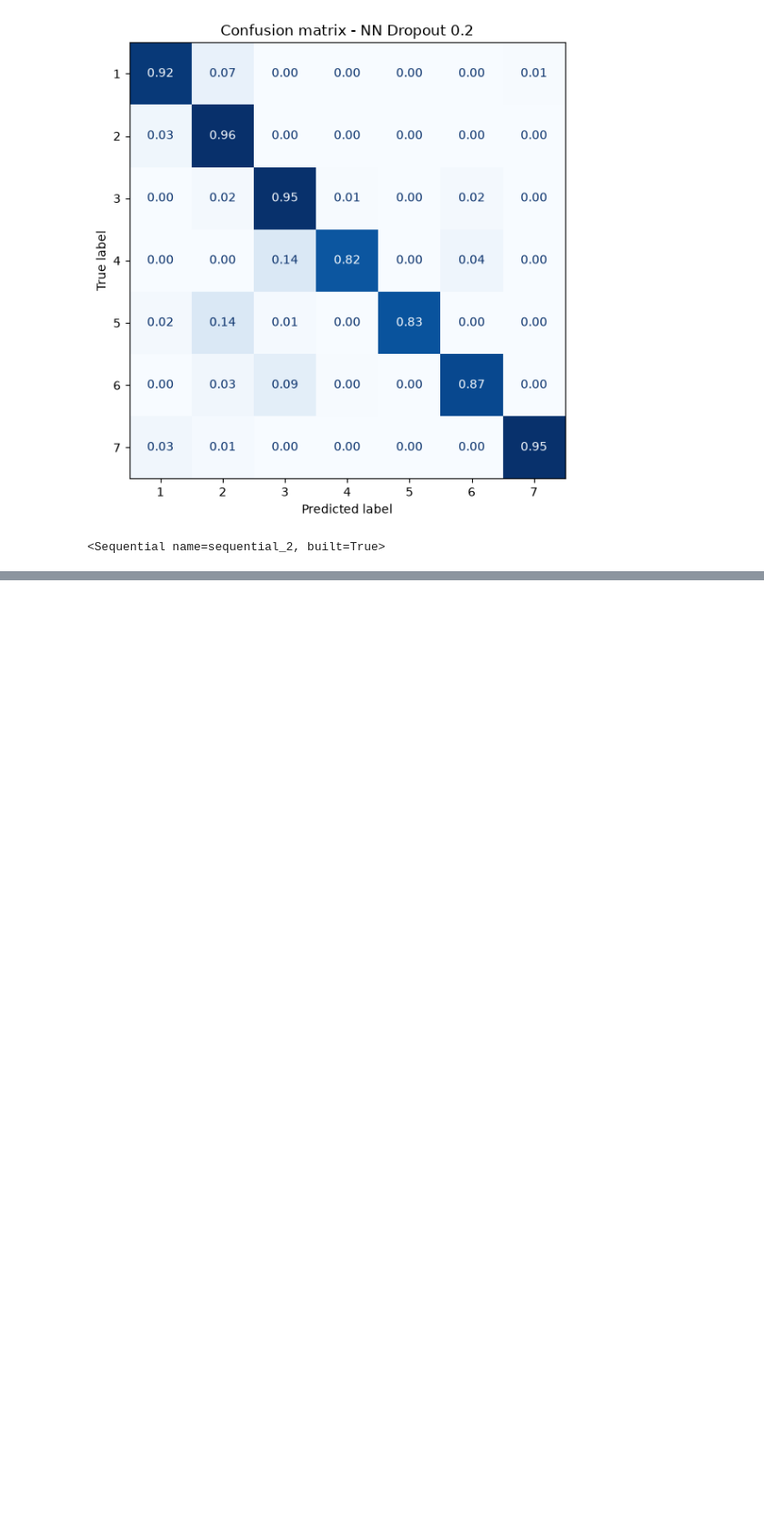
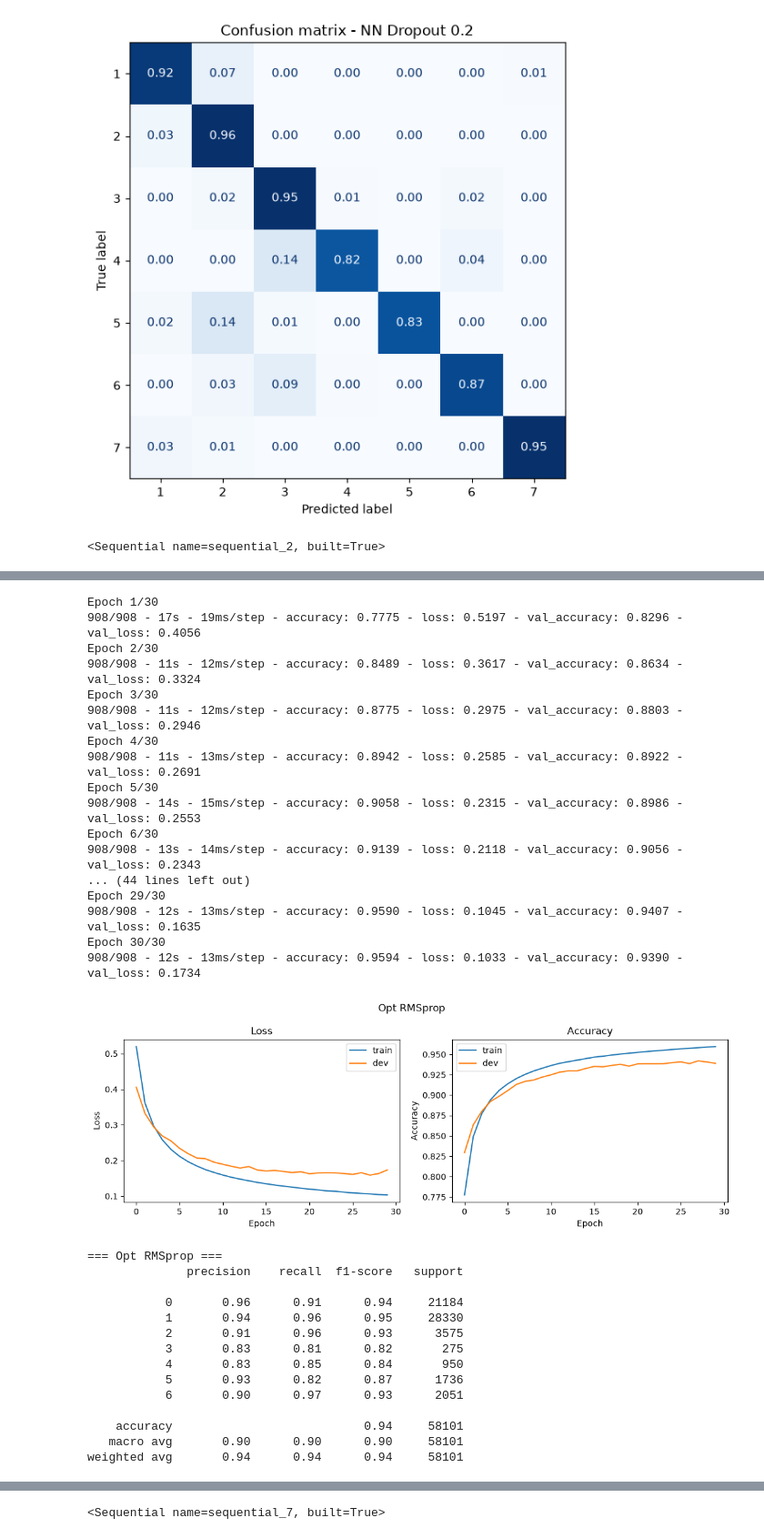
Before and after one commit to MaralFarahmandfar/Forest-Cover-Type, a Jupyter notebook: notebooks/03_nn_experiments.ipynb, the cells around one changed output, grey strips where cells are left out. Shown at 91% size. Cells and saved outputs as stored; diff of their text form; code cells hidden in the pictures; blank space fills up the shorter version.

```diff
--- a/notebooks/03_nn_experiments.ipynb
+++ b/notebooks/03_nn_experiments.ipynb
@@ -435,0 +494,36 @@ if "results" not in globals():
+# %%
+run_experiment("Opt RMSprop", [512, 256, 128, 64], data, results,
+               epochs=30, optimizer="rmsprop", learning_rate=1e-3, histories=histories)
+# %% [output]
+Epoch 1/30
+908/908 - 17s - 19ms/step - accuracy: 0.7775 - loss: 0.5197 - val_accuracy: 0.8296 - val_loss: 0.4056
+Epoch 2/30
+908/908 - 11s - 12ms/step - accuracy: 0.8489 - loss: 0.3617 - val_accuracy: 0.8634 - val_loss: 0.3324
+Epoch 3/30
+908/908 - 11s - 12ms/step - accuracy: 0.8775 - loss: 0.2975 - val_accuracy: 0.8803 - val_loss: 0.2946
+Epoch 4/30
+908/908 - 11s - 13ms/step - accuracy: 0.8942 - loss: 0.2585 - val_accuracy: 0.8922 - val_loss: 0.2691
+Epoch 5/30
+908/908 - 14s - 15ms/step - accuracy: 0.9058 - loss: 0.2315 - val_accuracy: 0.8986 - val_loss: 0.2553
+Epoch 6/30
+908/908 - 13s - 14ms/step - accuracy: 0.9139 - loss: 0.2118 - val_accuracy: 0.9056 - val_loss: 0.2343
+... (44 lines left out)
+Epoch 29/30
+908/908 - 12s - 13ms/step - accuracy: 0.9590 - loss: 0.1045 - val_accuracy: 0.9407 - val_loss: 0.1635
+Epoch 30/30
+908/908 - 12s - 13ms/step - accuracy: 0.9594 - loss: 0.1033 - val_accuracy: 0.9390 - val_loss: 0.1734
+[figure, added]
+=== Opt RMSprop ===
+              precision    recall  f1-score   support
+
+           0       0.96      0.91      0.94     21184
+           1       0.94      0.96      0.95     28330
+           2       0.91      0.96      0.93      3575
+           3       0.83      0.81      0.82       275
+           4       0.83      0.85      0.84       950
+           5       0.93      0.82      0.87      1736
+           6       0.90      0.97      0.93      2051
+
+    accuracy                           0.94     58101
+   macro avg       0.90      0.90      0.90     58101
+weighted avg       0.94      0.94      0.94     58101
@@ -435,0 +531 @@ if "results" not in globals():
+<Sequential name=sequential_7, built=True>
```
Also changed, not shown: parts of 22 cells of this notebook, 24 other files.
